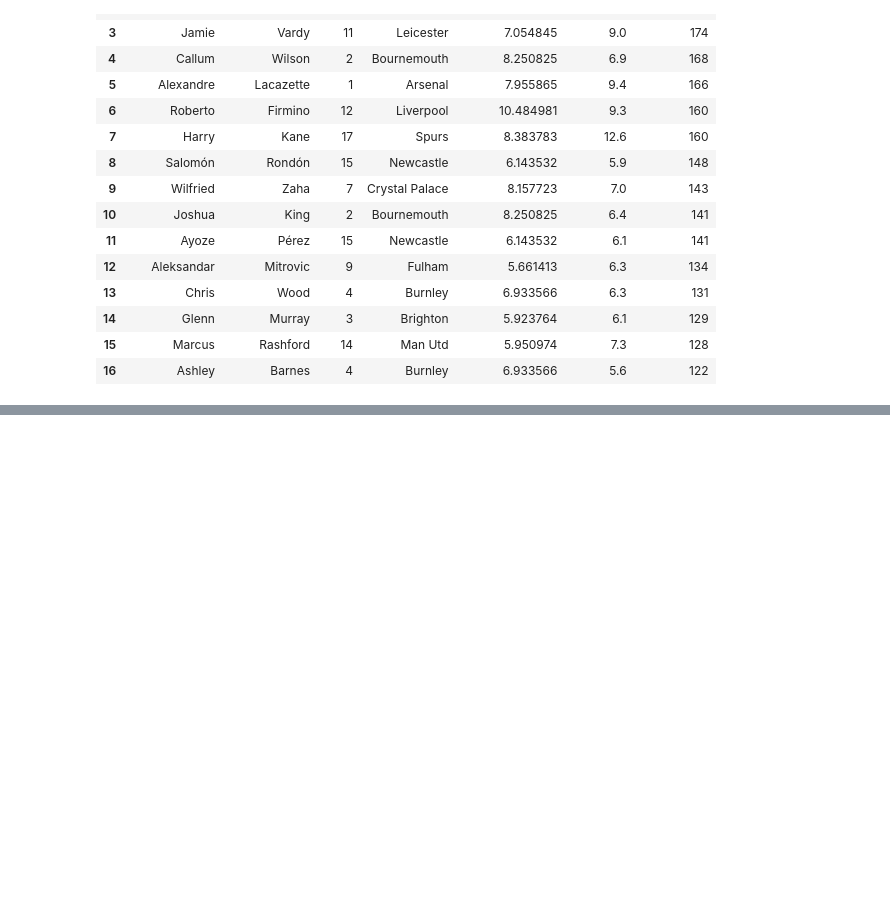
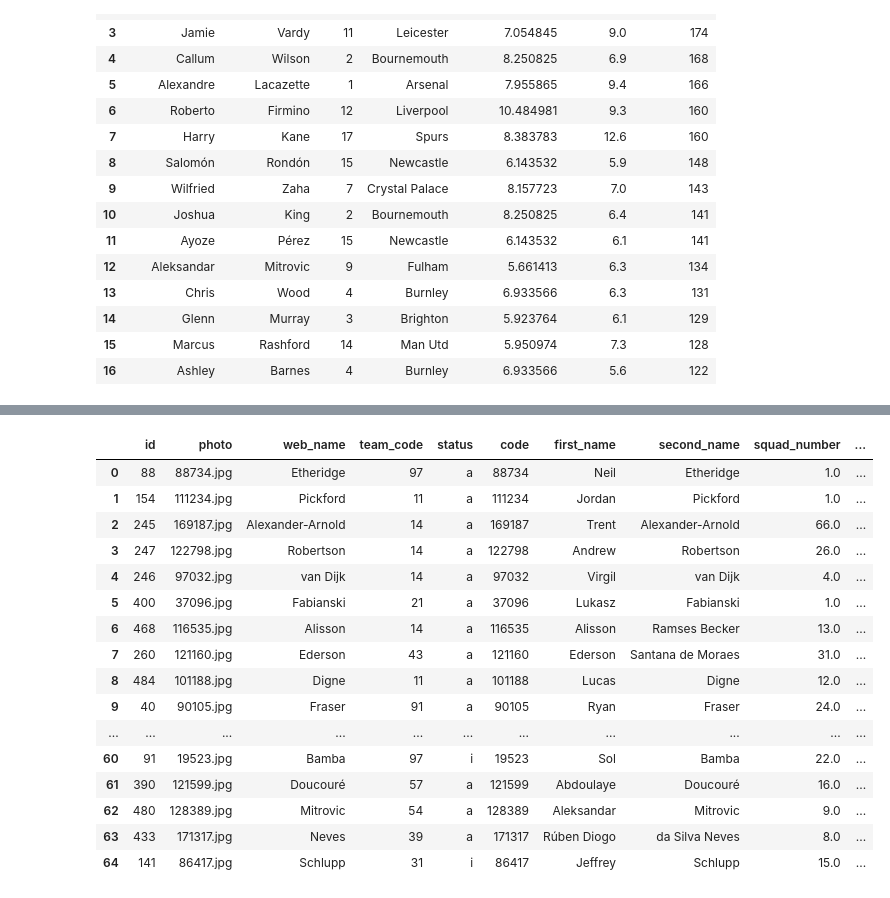
Before and after one commit to pierrewinter/API_Fantasy_Player_Recommender, a Jupyter notebook: api_soccer_data.ipynb, the cells around one changed output, grey strips where cells are left out. Saved outputs shown, nothing was run; the diff lists cells and outputs as text; code cells hidden in the pictures; blank space fills up the shorter version.

```diff
--- a/api_soccer_data.ipynb
+++ b/api_soccer_data.ipynb
@@ -262,0 +273,21 @@ NameError: name 'positions' is not defined
+# %%
+top_rows_roi = top_rows_roi[:65]
+top_rows_roi
+# %% [output]
+|  | id | photo | web_name | team_code | status | code | first_name | second_name | squad_number | ... |
+| 0 | 88 | 88734.jpg | Etheridge | 97 | a | 88734 | Neil | Etheridge | 1.0 | ... |
+| 1 | 154 | 111234.jpg | Pickford | 11 | a | 111234 | Jordan | Pickford | 1.0 | ... |
+| 2 | 245 | 169187.jpg | Alexander-Arnold | 14 | a | 169187 | Trent | Alexander-Arnold | 66.0 | ... |
+| 3 | 247 | 122798.jpg | Robertson | 14 | a | 122798 | Andrew | Robertson | 26.0 | ... |
+| 4 | 246 | 97032.jpg | van Dijk | 14 | a | 97032 | Virgil | van Dijk | 4.0 | ... |
+| 5 | 400 | 37096.jpg | Fabianski | 21 | a | 37096 | Lukasz | Fabianski | 1.0 | ... |
+| 6 | 468 | 116535.jpg | Alisson | 14 | a | 116535 | Alisson | Ramses Becker | 13.0 | ... |
+| 7 | 260 | 121160.jpg | Ederson | 43 | a | 121160 | Ederson | Santana de Moraes | 31.0 | ... |
+| 8 | 484 | 101188.jpg | Digne | 11 | a | 101188 | Lucas | Digne | 12.0 | ... |
+| 9 | 40 | 90105.jpg | Fraser | 91 | a | 90105 | Ryan | Fraser | 24.0 | ... |
+| ... | ... | ... | ... | ... | ... | ... | ... | ... | ... | ... |
+| 60 | 91 | 19523.jpg | Bamba | 97 | i | 19523 | Sol | Bamba | 22.0 | ... |
+| 61 | 390 | 121599.jpg | Doucouré | 57 | a | 121599 | Abdoulaye | Doucouré | 16.0 | ... |
+| 62 | 480 | 128389.jpg | Mitrovic | 54 | a | 128389 | Aleksandar | Mitrovic | 9.0 | ... |
+| 63 | 433 | 171317.jpg | Neves | 39 | a | 171317 | Rúben Diogo | da Silva Neves | 8.0 | ... |
+| 64 | 141 | 86417.jpg | Schlupp | 31 | i | 86417 | Jeffrey | Schlupp | 15.0 | ... |
```
Also changed, not shown: parts of 13 cells of this notebook.
